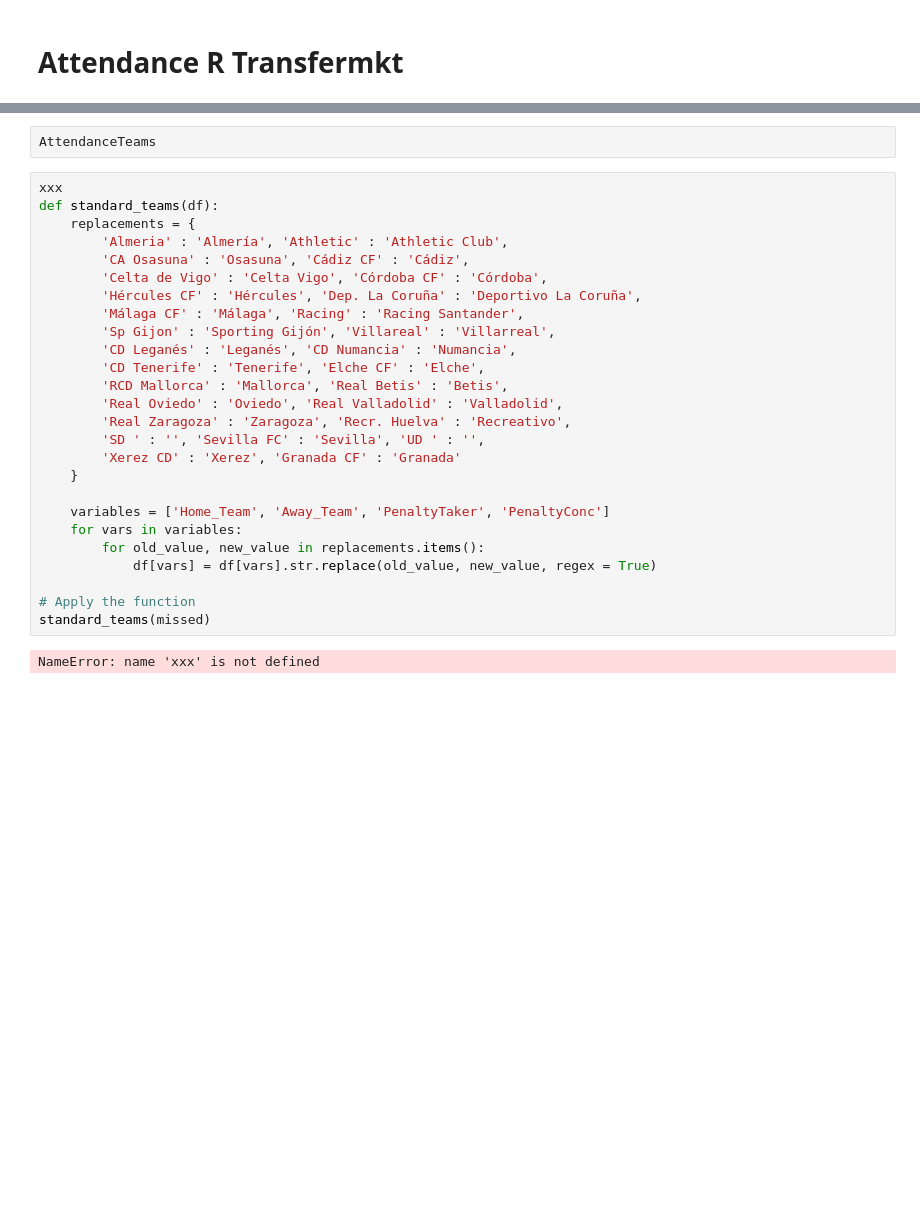
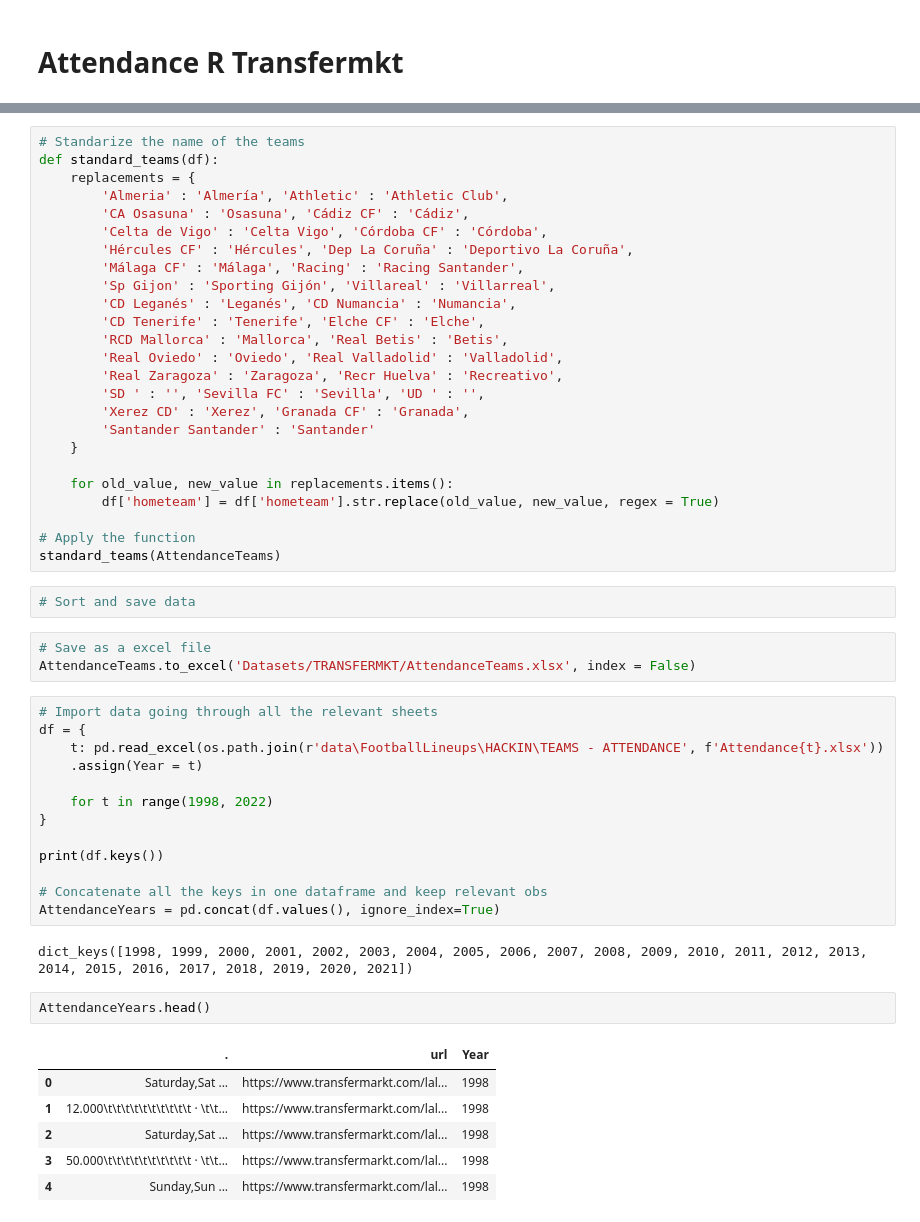
Before and after one commit to aaron4795/Thesis, a Jupyter notebook: Python/Code/[6 FTBLNP - AttendanceRTransfermkt.ipynb, the cells around one changed output, grey strips where cells are left out. Cells and saved outputs as stored; diff of their text form; blank space fills up the shorter version.

```diff
--- a/Python/Code/[6 FTBLNP - AttendanceRTransfermkt.ipynb
+++ b/Python/Code/[6 FTBLNP - AttendanceRTransfermkt.ipynb
@@ -313,30 +348,54 @@ array(['Alavés', 'Valencia', 'Celta de Vigo', 'Real Sociedad', 'Espanyol',
-# %%
-AttendanceTeams
 # %%
-xxx
+# Standarize the name of the teams
 def standard_teams(df):
     replacements = {
         'Almeria' : 'Almería', 'Athletic' : 'Athletic Club',
         'CA Osasuna' : 'Osasuna', 'Cádiz CF' : 'Cádiz',
         'Celta de Vigo' : 'Celta Vigo', 'Córdoba CF' : 'Córdoba',
-        'Hércules CF' : 'Hércules', 'Dep. La Coruña' : 'Deportivo La Coruña',
+        'Hércules CF' : 'Hércules', 'Dep La Coruña' : 'Deportivo La Coruña',
         'Málaga CF' : 'Málaga', 'Racing' : 'Racing Santander',
         'Sp Gijon' : 'Sporting Gijón', 'Villareal' : 'Villarreal',
         'CD Leganés' : 'Leganés', 'CD Numancia' : 'Numancia',
         'CD Tenerife' : 'Tenerife', 'Elche CF' : 'Elche',
         'RCD Mallorca' : 'Mallorca', 'Real Betis' : 'Betis',
         'Real Oviedo' : 'Oviedo', 'Real Valladolid' : 'Valladolid',
-        'Real Zaragoza' : 'Zaragoza', 'Recr. Huelva' : 'Recreativo',
+        'Real Zaragoza' : 'Zaragoza', 'Recr Huelva' : 'Recreativo',
         'SD ' : '', 'Sevilla FC' : 'Sevilla', 'UD ' : '',
-        'Xerez CD' : 'Xerez', 'Granada CF' : 'Granada'
+        'Xerez CD' : 'Xerez', 'Granada CF' : 'Granada',
+        'Santander Santander' : 'Santander'
     }
 
-    variables = ['Home_Team', 'Away_Team', 'PenaltyTaker', 'PenaltyConc']
-    for vars in variables:
-        for old_value, new_value in replacements.items():
-            df[vars] = df[vars].str.replace(old_value, new_value, regex = True)
+    for old_value, new_value in replacements.items():
+        df['hometeam'] = df['hometeam'].str.replace(old_value, new_value, regex = True)
 
 # Apply the function
-standard_teams(missed)
+standard_teams(AttendanceTeams)
-# %% [output]
-NameError: name 'xxx' is not defined
+# %%
+# Sort and save data
+# %%
+# Save as a excel file
+AttendanceTeams.to_excel('Datasets/TRANSFERMKT/AttendanceTeams.xlsx', index = False)
+# %%
+# Import data going through all the relevant sheets
+df = {
+    t: pd.read_excel(os.path.join(r'data\FootballLineups\HACKIN\TEAMS - ATTENDANCE', f'Attendance{t}.xlsx'))
+    .assign(Year = t)
+
+    for t in range(1998, 2022)
+}
+
+print(df.keys())
+
+# Concatenate all the keys in one dataframe and keep relevant obs
+AttendanceYears = pd.concat(df.values(), ignore_index=True)
+# %% [output]
+dict_keys([1998, 1999, 2000, 2001, 2002, 2003, 2004, 2005, 2006, 2007, 2008, 2009, 2010, 2011, 2012, 2013, 2014, 2015, 2016, 2017, 2018, 2019, 2020, 2021])
+# %%
+AttendanceYears.head()
+# %% [output]
+|  | . | url | Year |
+| 0 | Saturday,Sat ... | https://www.transfermarkt.com/lal... | 1998 |
+| 1 | 12.000\t\t\t\t\t\t\t\t\t\t · \t\t... | https://www.transfermarkt.com/lal... | 1998 |
+| 2 | Saturday,Sat ... | https://www.transfermarkt.com/lal... | 1998 |
+| 3 | 50.000\t\t\t\t\t\t\t\t\t\t · \t\t... | https://www.transfermarkt.com/lal... | 1998 |
+| 4 | Sunday,Sun ... | https://www.transfermarkt.com/lal... | 1998 |
```
Also changed, not shown: parts of 22 cells of this notebook, 9 other files.
